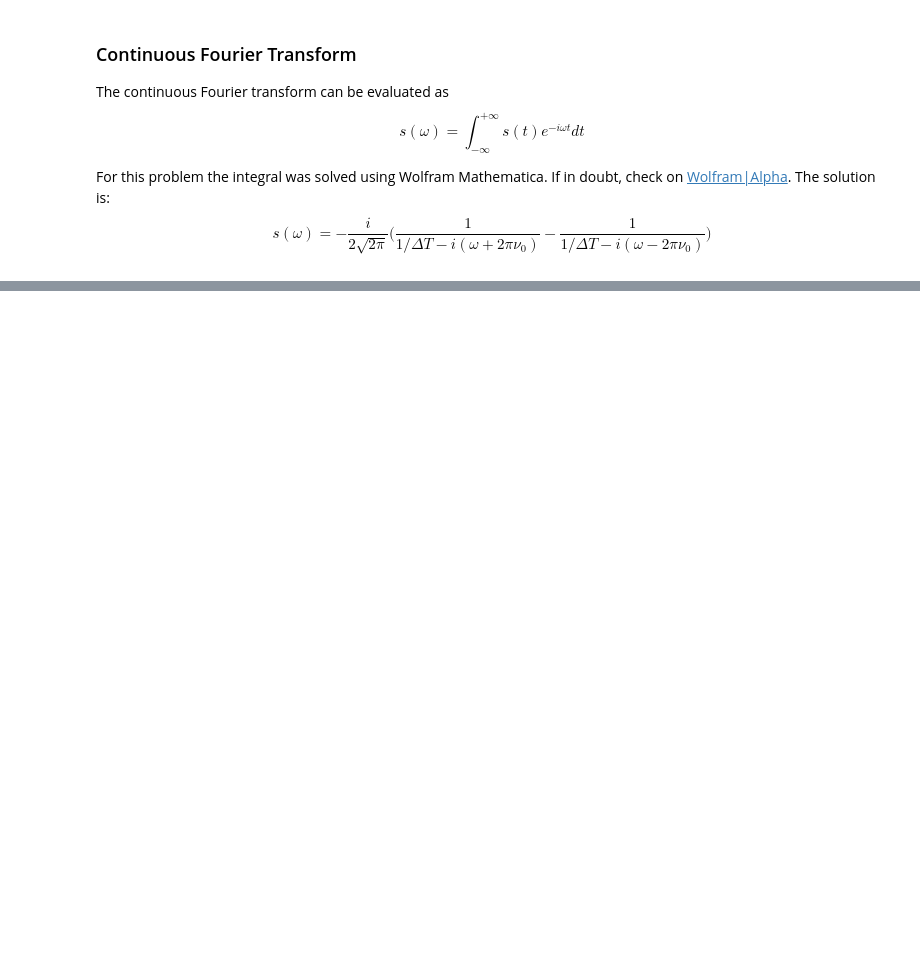
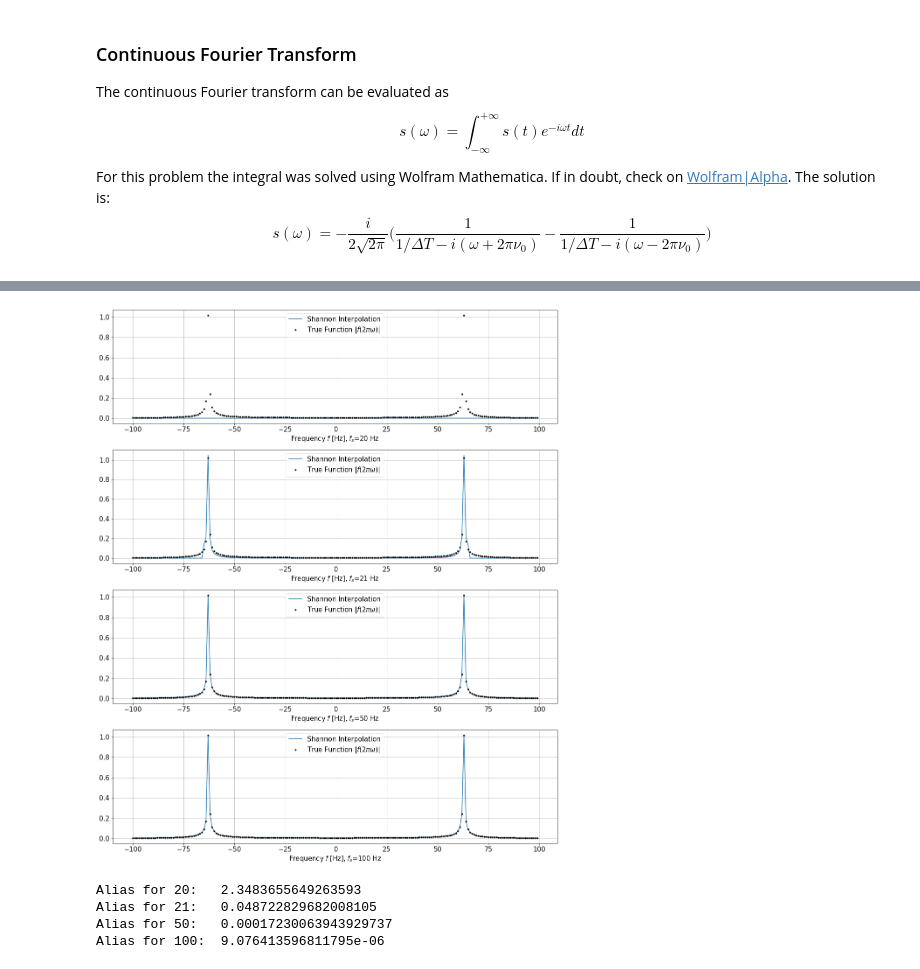
Before and after one commit to NerusSkyhigh/experimenta_methods, a Jupyter notebook: Exercise 01 - Sampling Theorem/Exercise 01 - Sampling Theorem.ipynb, the cells around one changed output, grey strips where cells are left out. Cells and saved outputs as stored; diff of their text form; code cells hidden in the pictures; blank space fills up the shorter version.

```diff
--- a/Exercise 01 - Sampling Theorem/Exercise 01 - Sampling Theorem.ipynb
+++ b/Exercise 01 - Sampling Theorem/Exercise 01 - Sampling Theorem.ipynb
@@ -70,0 +66,44 @@ t_sampling
+# %%
+def shannon_interpolation_omega(omega, T):
+    s=0
+    for n in np.arange(-200, 200):
+        # Points are sampled in real time
+        s += signalF(omega+n*2*np.pi/T) #
+
+    return (np.heaviside(omega+np.pi/T, 0) - np.heaviside(omega-np.pi/T, 0)) * s
+
+
+plt.rcParams.update({'font.size': 15})
+fig, axis = plt.subplots(4, 1, figsize=(15, 18))
+
+f = np.arange(-100, 100, 1)
+alias = fs.copy()
+
+for i, fsam in enumerate(fs):
+    T = 1/fsam
+
+    reconstruction = np.zeros(f.shape[0])
+    for j in range(f.shape[0]):
+        reconstruction[j] = np.abs(
+            shannon_interpolation_omega(f[j], T) )
+
+    reference = np.abs( signalF(f) )
+    axis[i].plot(f,  reconstruction, label='Shannon Interpolation')
+    axis[i].plot(f, reference, ".", color='black', label='True Function |$f(2 \pi \omega)$|')
+    axis[i].set_xlabel(r"Frequency $f$ [Hz], $f_s$="+str(fs[i])+" Hz" )
+    axis[i].grid(True, which="both")
+    axis[i].legend()
+
+    alias[i] = np.sum( (reconstruction-reference) ** 2 )
+
+plt.tight_layout()
+plt.show()
+
+for i, fsam in enumerate(fs):
+    print("Alias for "+str(fsam)+":\t"+str(alias[i]) )
+# %% [output]
+[figure, added]
+Alias for 20:   2.3483655649263593
+Alias for 21:   0.048722829682008105
+Alias for 50:   0.00017230063943929737
+Alias for 100:  9.076413596811795e-06
```
Also changed, not shown: parts of 8 cells of this notebook, 1 other file.
